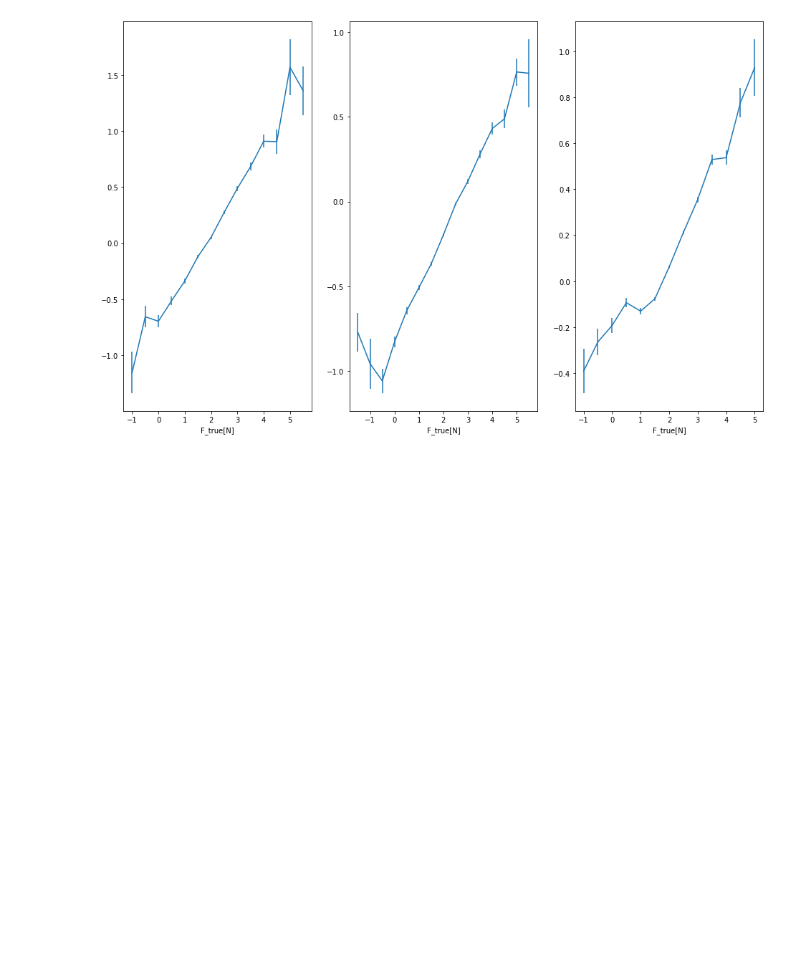
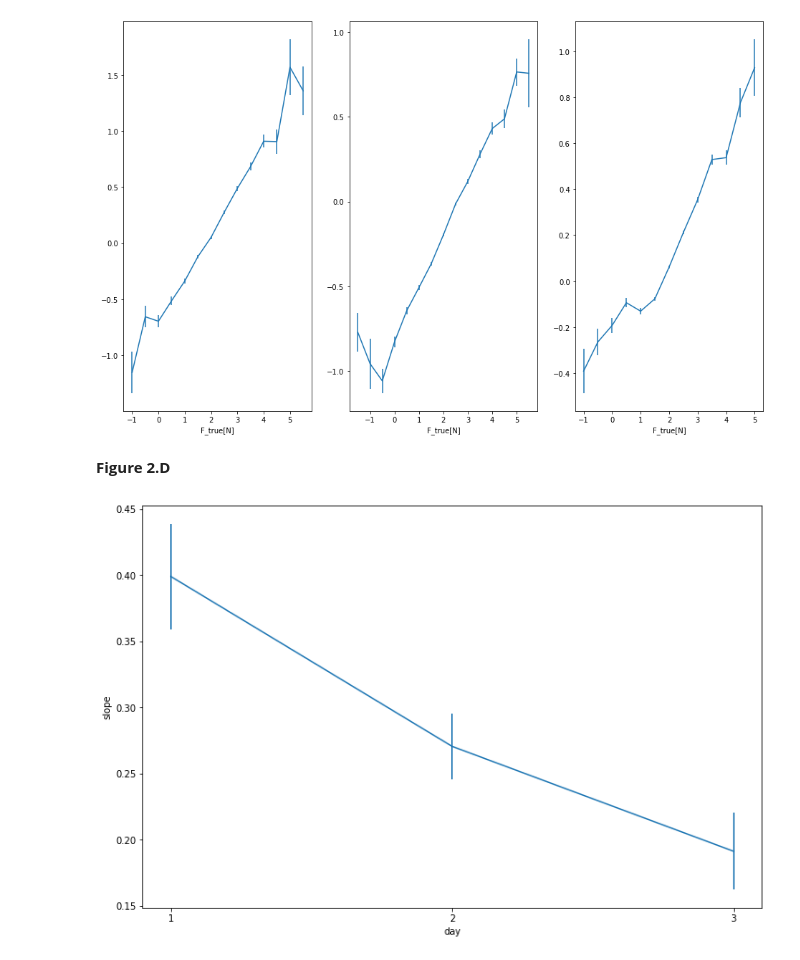
Before and after one commit to gdeside/LGBIO2060_Projects, a Jupyter notebook: Project_1/LGBIO2060_Projet_1_Group_.ipynb, the cells around one changed output. Saved outputs shown, nothing was run; the diff lists cells and outputs as text; code cells hidden in the pictures; blank space fills up the shorter version.

```diff
--- a/Project_1/LGBIO2060_Projet_1_Group_.ipynb
+++ b/Project_1/LGBIO2060_Projet_1_Group_.ipynb
@@ -213,3 +213,5 @@ plt.xlabel("F_true[N]")
 plt.show()
 # %% [output]
 [figure]
+# %% [markdown]
+**Figure 2.D**
@@ -215,0 +232,36 @@ plt.show()
+# %%
+slope_day_one = np.zeros(11)
+slope_day_two = np.zeros(11)
+slope_day_three = np.zeros(11)
+
+for j in range(n_subjects):
+    delta_F_mean_1 = np.zeros(len(graph_1_x))
+    for k in range(len(graph_1_x)):
+        idx1 = np.where((day_one_x[j]>=(graph_1_x[k]-0.25))& (day_one_x[j]<=(graph_1_x[k]+0.25)))
+        delta_F_mean_1[k] = np.nanmean(day_one[j][idx1])
+    slope_day_one[j] = np.polyfit(graph_1_x,delta_F_mean_1,1)[0]
+
+    delta_F_mean_2 = np.zeros(len(graph_2_x))
+    for k in range(len(graph_2_x)):
+        idx2 = np.where((day_two_x[j]>=(graph_2_x[k]-0.25))& (day_two_x[j]<=(graph_2_x[k]+0.25)))
+        delta_F_mean_2[k] = np.nanmean(day_two[j][idx2])
+    slope_day_two[j] = np.polyfit(graph_2_x,delta_F_mean_2,1)[0]
+
+    delta_F_mean_3 = np.zeros(len(graph_3_x))
+    for k in range(len(graph_3_x)):
+        idx3 = np.where((day_three_x[j]>=(graph_3_x[k]-0.25))& (day_three_x[j]<=(graph_3_x[k]+0.25)))
+        delta_F_mean_3[k] = np.nanmean(day_three[j][idx3])
+    slope_day_three[j] = np.polyfit(graph_3_x,delta_F_mean_3,1)[0]
+
+slope_mean=[np.nanmean(slope_day_one),np.nanmean(slope_day_two),np.nanmean(slope_day_three)]
+slope_std=[np.nanstd(slope_day_one),np.nanstd(slope_day_two),np.nanstd(slope_day_three)]
+# %%
+days =[1,2,3]
+plt.figure(figsize=(12,8))
+plt.errorbar(days,slope_mean,yerr=slope_std)
+plt.xlabel("day")
+plt.ylabel("slope")
+plt.xticks(days,days)
+plt.show()
+# %% [output]
+[figure, added]
```
Also changed, not shown: parts of 8 cells of this notebook.
